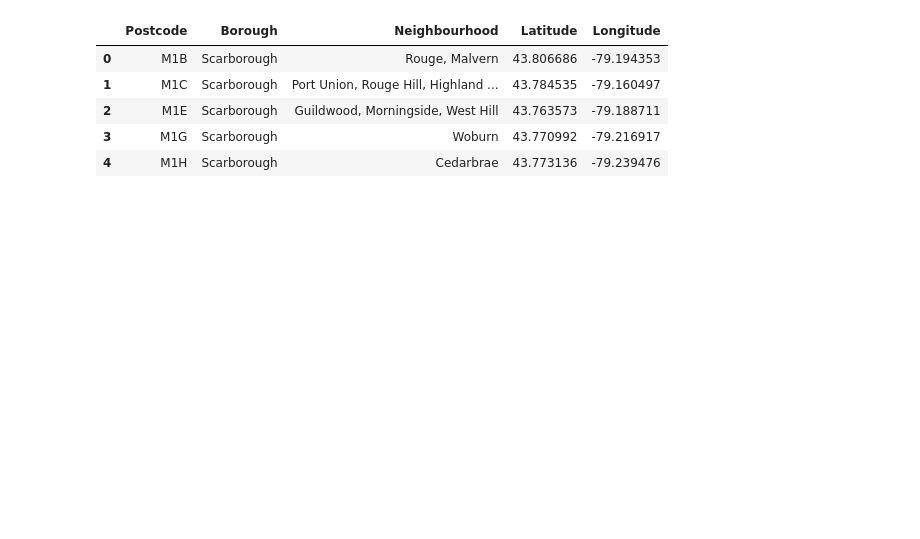
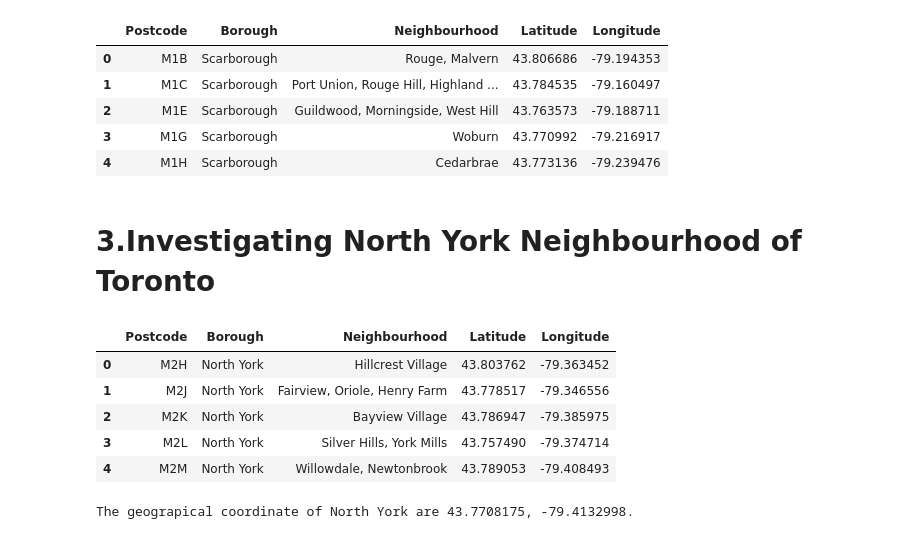
Before and after one commit to ananthakrishnankr/Coursera_Capstone, a Jupyter notebook: Capstone Project w33.ipynb, the cells around one changed output. Cells and saved outputs as stored; diff of their text form; code cells hidden in the pictures; blank space fills up the shorter version.

```diff
--- a/Capstone Project w33.ipynb
+++ b/Capstone Project w33.ipynb
@@ -171,3 +171,27 @@ toronto_data.head()
 | 2 | M1E | Scarborough | Guildwood, Morningside, West Hill | 43.763573 | -79.188711 |
 | 3 | M1G | Scarborough | Woburn | 43.770992 | -79.216917 |
 | 4 | M1H | Scarborough | Cedarbrae | 43.773136 | -79.239476 |
+# %% [markdown]
+# 3.Investigating North York Neighbourhood of Toronto
+# %%
+#construct a new dataframe for North York
+northyork_data = toronto_data[toronto_data['Borough'] == 'North York'].reset_index(drop=True)
+northyork_data.head()
+# %% [output]
+|  | Postcode | Borough | Neighbourhood | Latitude | Longitude |
+| 0 | M2H | North York | Hillcrest Village | 43.803762 | -79.363452 |
+| 1 | M2J | North York | Fairview, Oriole, Henry Farm | 43.778517 | -79.346556 |
+| 2 | M2K | North York | Bayview Village | 43.786947 | -79.385975 |
+| 3 | M2L | North York | Silver Hills, York Mills | 43.757490 | -79.374714 |
+| 4 | M2M | North York | Willowdale, Newtonbrook | 43.789053 | -79.408493 |
+# %%
+#Getting geographical coordinates of North York
+address = 'North York,Toronto'
+
+geolocator = Nominatim(user_agent="ny_explorer")
+location = geolocator.geocode(address)
+latitude = location.latitude
+longitude = location.longitude
+print('The geograpical coordinate of North York are {}, {}.'.format(latitude, longitude))
+# %% [output]
+The geograpical coordinate of North York are 43.7708175, -79.4132998.
```
Also changed, not shown: parts of 1 cell of this notebook.
